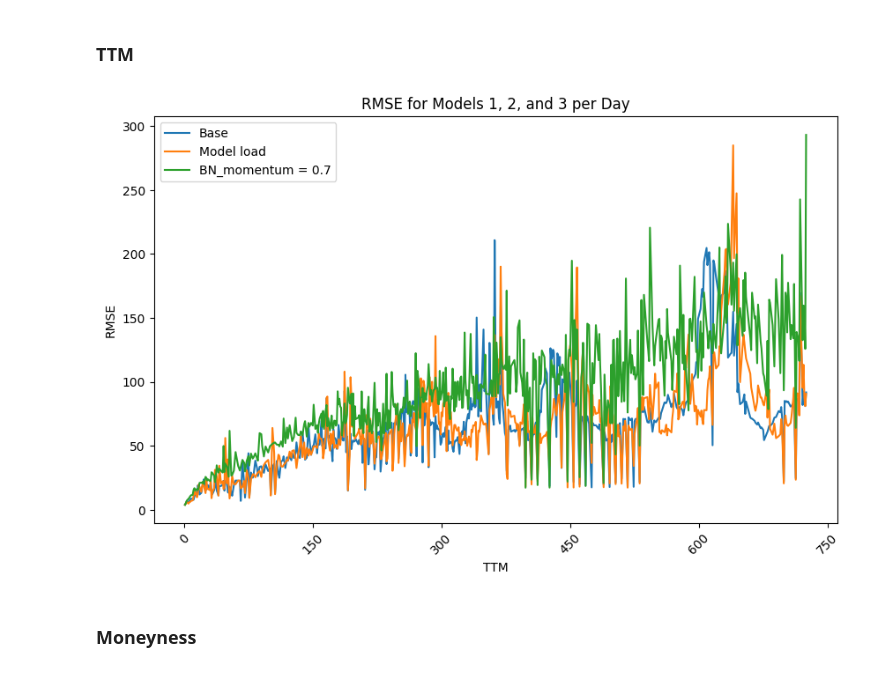
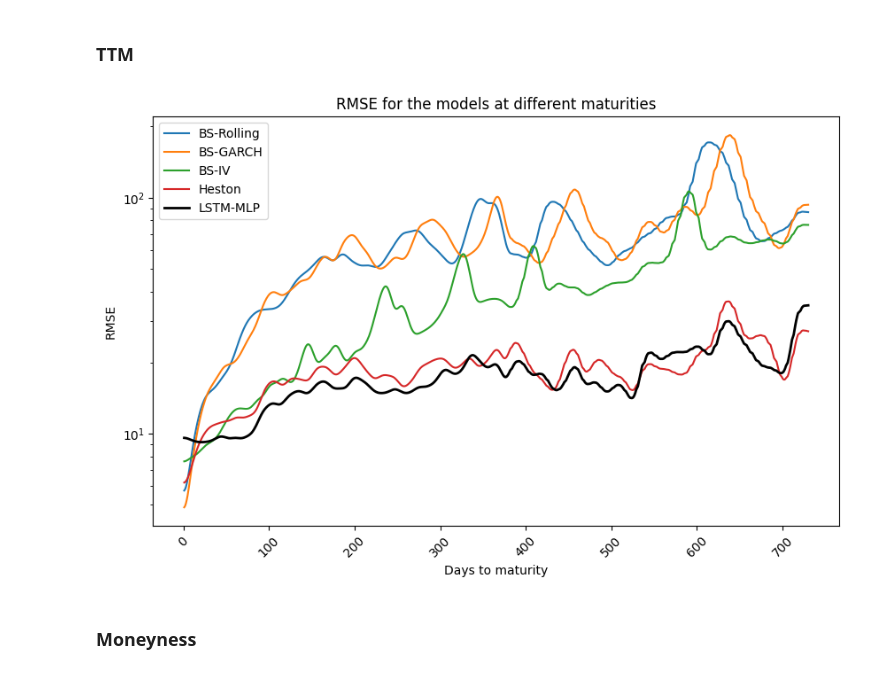
Before and after one commit to erlend-rygg/deep-learning-for-option-pricing, a Jupyter notebook: results_analysis/compare_results.ipynb, the cells around one changed output. Drawn from its saved outputs; the diff is of its cells as text; code cells hidden in the pictures.

```diff
--- a/results_analysis/compare_results.ipynb
+++ b/results_analysis/compare_results.ipynb
@@ -28,7 +28,7 @@ read_from_file = True
 # %% [markdown]
 ### Loading data
 # %%
-if read_from_file:
+if read_from_file == False:
     # Set the path to the root directory
     path = os.path.abspath(os.path.join(os.getcwd(), os.pardir))
     sys.path.append(path)
@@ -38,7 +38,7 @@ if read_from_file:
     df2 = dd.read_csv(path + '/data/predictions/BS_garch.csv')
     df3 = dd.read_csv(path + '/data/predictions/BS_IV_surface2.csv')
     df4 = dd.read_csv(path + '/data/predictions/heston.csv')
-    df5 = dd.read_csv(path + '/data/predictions/05-07_11-26.csv')
+    df5 = dd.read_csv(path + '/data/predictions/11.05 1 mnd test sett full model run.csv')
 
     # Rename columns
     df1 = df1.rename(columns={"BS": "Rolling"})
@@ -80,7 +72,7 @@ if write_to_file:
 if read_from_file:
     path = os.path.abspath(os.path.join(os.getcwd(), os.pardir))
     sys.path.append(path)
-    df = pd.read_csv(path + '/data/predictions/combined_predictions.csv')
+    df = pd.read_csv(path + '/data/predictions/combined_predictions2.csv')
 # %% [markdown]
 # Graphs
 # %%
@@ -187,39 +201,42 @@ for model in ["Rolling", "GARCH", "IV", "Heston", "LSTM-MLP"]:
 # %% [markdown]
 ### TTM
+# %%
+df["TTM"] = df["TTM"] * 365
 # %%
 # Group data by Quote_date and calculate RMSE for each group
 rmse_df = df.groupby("TTM").apply(calculate_rmse).reset_index()
 
 
 # Smooth the RMSE values by using gaussian filter
-sigma = 15
+sigma = 6
 rmse_df["RMSE_Model_1"] = gaussian_filter1d(rmse_df["RMSE_Model_1"], sigma=sigma)
 rmse_df["RMSE_Model_2"] = gaussian_filter1d(rmse_df["RMSE_Model_2"], sigma=sigma)
 rmse_df["RMSE_Model_3"] = gaussian_filter1d(rmse_df["RMSE_Model_3"], sigma=sigma)
 rmse_df["RMSE_Model_4"] = gaussian_filter1d(rmse_df["RMSE_Model_4"], sigma=sigma)
 rmse_df["RMSE_Model_5"] = gaussian_filter1d(rmse_df["RMSE_Model_5"], sigma=sigma)
 
 
 # Plot the RMSE values for each model
 fig, ax = plt.subplots(figsize=(10, 6))
 sns.lineplot(data=rmse_df, x="TTM", y="RMSE_Model_1", label="BS-Rolling", ax=ax)
 sns.lineplot(data=rmse_df, x="TTM", y="RMSE_Model_2", label="BS-GARCH", ax=ax)
 sns.lineplot(data=rmse_df, x="TTM", y="RMSE_Model_3", label="BS-IV", ax=ax)
 sns.lineplot(data=rmse_df, x="TTM", y="RMSE_Model_4", label="Heston", ax=ax)
 sns.lineplot(data=rmse_df, x="TTM", y="RMSE_Model_5", label="LSTM-MLP", ax=ax, color="black", linewidth=2)
 
 # Set the interval for x-axis labels
 ax.xaxis.set_major_locator(ticker.MultipleLocator(base=100))
 
 
-plt.xlabel("TTM")
+plt.xlabel("Days to maturity")
 plt.ylabel("RMSE")
-plt.title("RMSE for the models at different TTM")
+plt.title("RMSE for the models at different maturities")
 plt.legend()
+plt.yscale("log")
 plt.xticks(rotation=45)
 plt.show()
 # %% [output]
-[figure, old version]
+[figure, new version]
 # %% [markdown]
 ### Moneyness
 # %%
```
Also changed, not shown: parts of 13 cells of this notebook, 4 other files.
